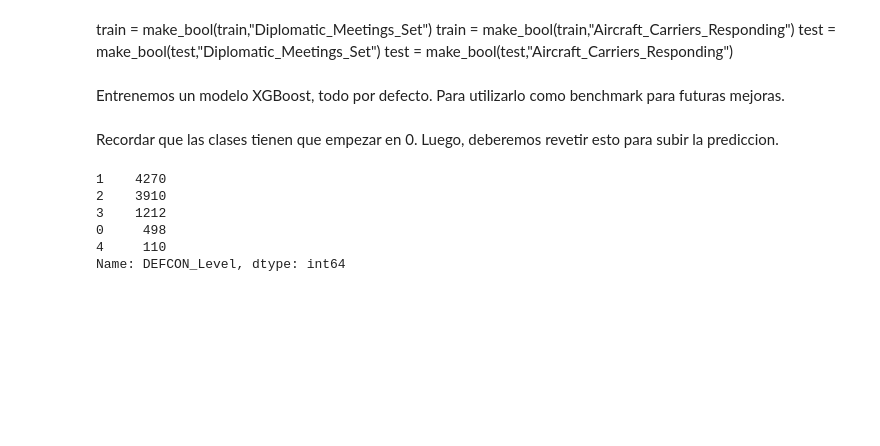
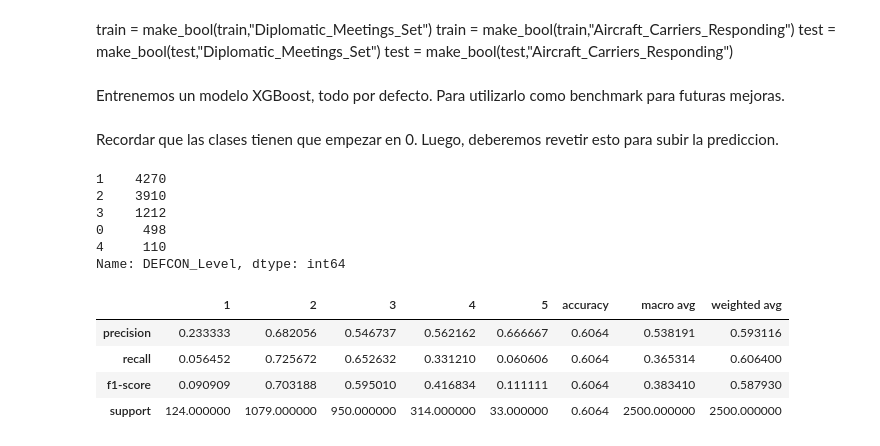
Before and after one commit to diegoesperguin/DEFCON, a Jupyter notebook: predict_DEFCON_models.ipynb, the cells around one changed output. Saved outputs shown, nothing was run; the diff lists cells and outputs as text; code cells hidden in the pictures; blank space fills up the shorter version.

Commit message:
reports added

```diff
--- a/predict_DEFCON_models.ipynb
+++ b/predict_DEFCON_models.ipynb
@@ -101,0 +110,16 @@ bst = xgb.train(params, dtrain)
+# %%
+def get_clasification_report():
+    named_tuple = time.localtime()
+    time_string = time.strftime("%m-%d-%Y_%H:%M:%S", named_tuple)
+    classification_report1 = classification_report(y_test, dtest_pred,output_dict=True)
+    classification_report1 = pd.DataFrame(classification_report1)
+    classification_report1.to_csv('reports/reporte-'+time_string+'.csv',index=False)
+    return classification_report1
+# %%
+get_clasification_report()
+# %% [output]
+|  | 1 | 2 | 3 | 4 | 5 | accuracy | macro avg | weighted avg |
+| precision | 0.233333 | 0.682056 | 0.546737 | 0.562162 | 0.666667 | 0.6064 | 0.538191 | 0.593116 |
+| recall | 0.056452 | 0.725672 | 0.652632 | 0.331210 | 0.060606 | 0.6064 | 0.365314 | 0.606400 |
+| f1-score | 0.090909 | 0.703188 | 0.595010 | 0.416834 | 0.111111 | 0.6064 | 0.383410 | 0.587930 |
+| support | 124.000000 | 1079.000000 | 950.000000 | 314.000000 | 33.000000 | 0.6064 | 2500.000000 | 2500.000000 |
```
Also changed, not shown: parts of 5 cells of this notebook, 1 other file.
